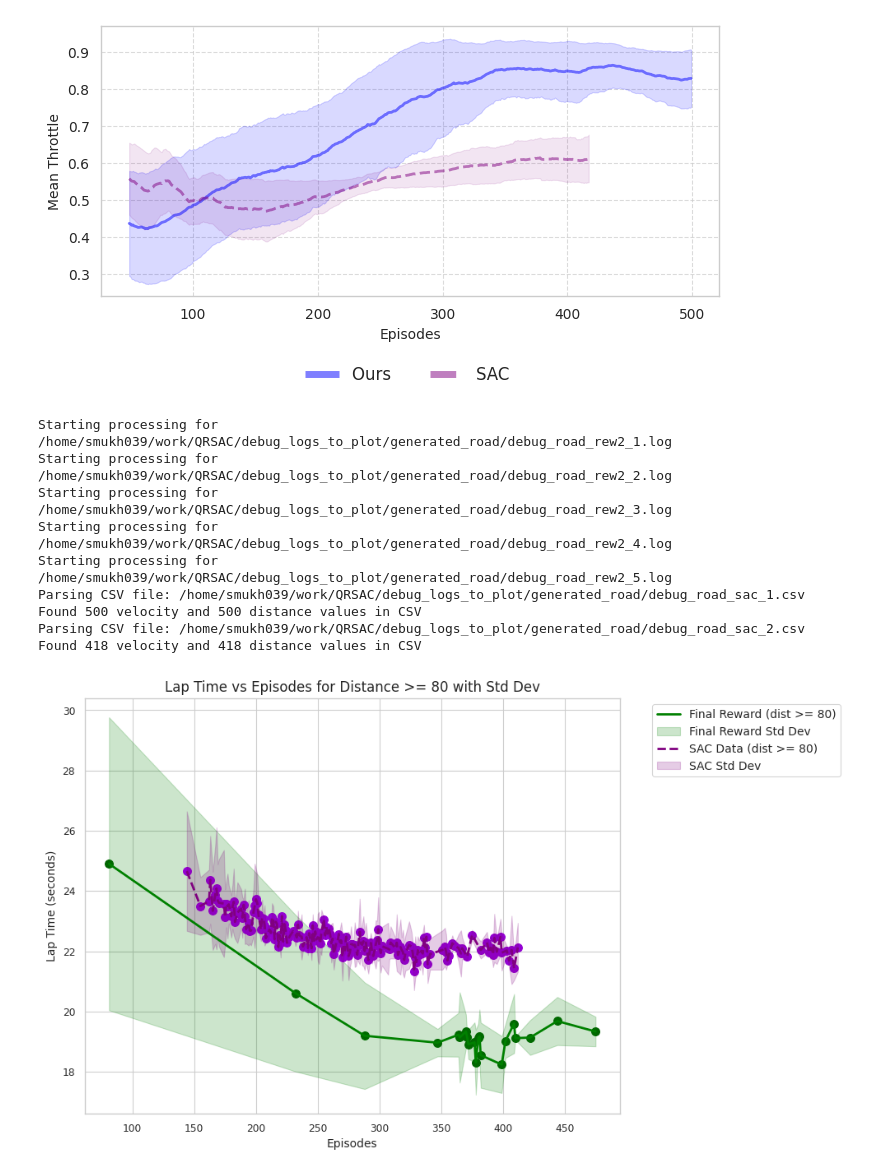
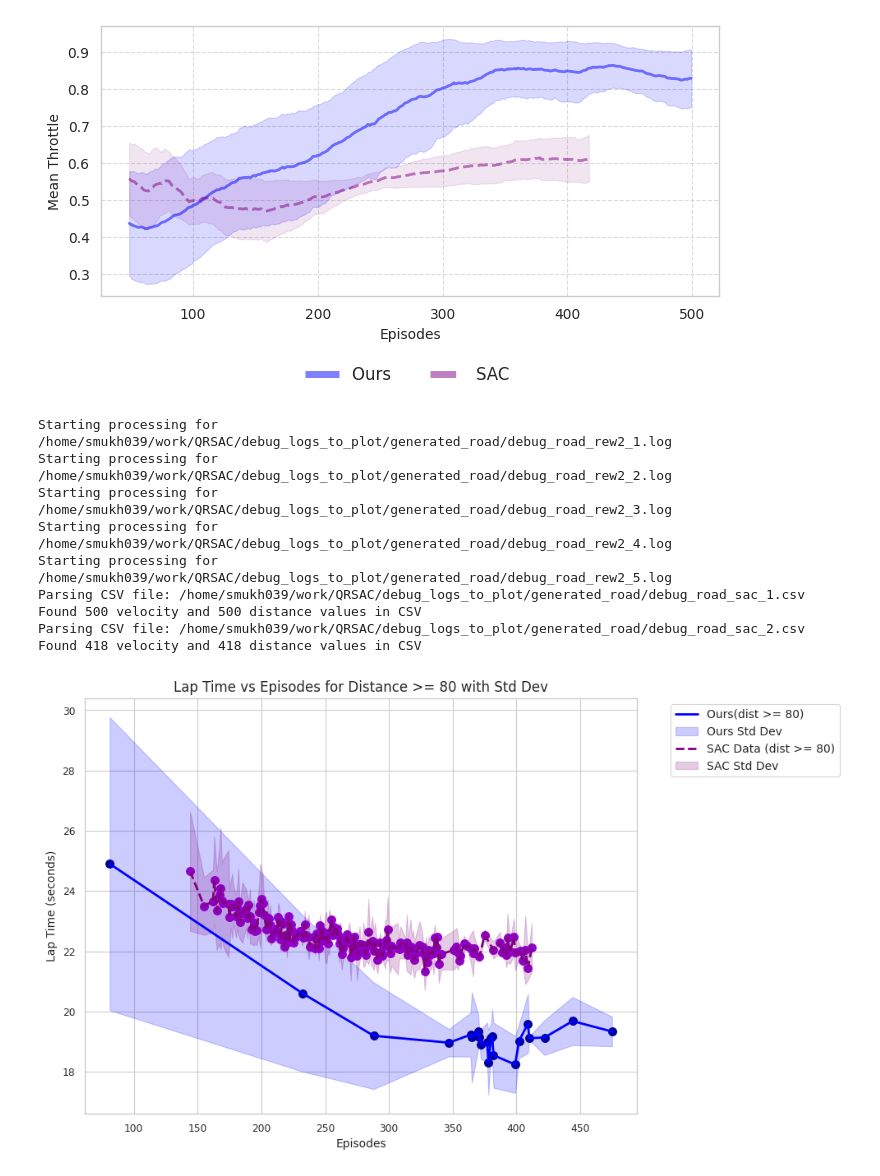
Before and after one commit to shilpa2301/QRSAC, a Jupyter notebook: debug_plots/debug_plots_baseline.ipynb, the cells around one changed output. Cells and saved outputs as stored; diff of their text form; code cells hidden in the pictures.

Commit message:
sac laptime color

```diff
--- a/debug_plots/debug_plots_baseline.ipynb
+++ b/debug_plots/debug_plots_baseline.ipynb
@@ -452,14 +452,14 @@ def generate_2d_plot(epochs_rew2, lap_times_rew2_mean, lap_times_rew2_std, dista
         lap_times_rew2_std_filtered = lap_times_rew2_std[mask_rew2_above_80]
 
         # Plot mean line
-        ax.plot(epochs_rew2_filtered, lap_times_rew2_filtered, c='green', label='Final Reward (dist >= 80)', linewidth=2)
+        ax.plot(epochs_rew2_filtered, lap_times_rew2_filtered, c='blue', label='Ours(dist >= 80)', linewidth=2)
         # Plot scatter points for mean
-        ax.scatter(epochs_rew2_filtered, lap_times_rew2_filtered, c='darkgreen', marker='o', s=50)
+        ax.scatter(epochs_rew2_filtered, lap_times_rew2_filtered, c='darkblue', marker='o', s=50)
         # Plot standard deviation as translucent shading
         ax.fill_between(epochs_rew2_filtered,
                         lap_times_rew2_filtered - lap_times_rew2_std_filtered,
                         lap_times_rew2_filtered + lap_times_rew2_std_filtered,
-                        color='green', alpha=0.2, label='Final Reward Std Dev')
+                        color='blue', alpha=0.2, label='Ours Std Dev')
 
     # Filter and plot for SAC where distance >= 80
     mask_sac_above_80 = distance_sac >= 80
@@ -557,31 +557,31 @@ if lap_times_vel_rew2_all and lap_times_vel_sac_all:
 
     # Apply smoothing with window size 70 for better visualization
     WIN_SIZE = 1
     lap_times_vel_rew2_mean = smoothen(lap_times_vel_rew2_mean, WIN_SIZE)
     lap_times_vel_rew2_std = smoothen(lap_times_vel_rew2_std, WIN_SIZE)
     distance_rew2_mean = smoothen(distance_rew2_mean, WIN_SIZE)
     lap_times_vel_sac_mean = smoothen(lap_times_vel_sac_mean, WIN_SIZE)
     lap_times_vel_sac_std = smoothen(lap_times_vel_sac_std, WIN_SIZE)
     distance_sac_mean = smoothen(distance_sac_mean, WIN_SIZE)
 
     # Generate epochs (x-axis)
     epochs_rew2 = np.arange(len(lap_times_vel_rew2_mean))
     epochs_sac = np.arange(len(lap_times_vel_sac_mean))
 
     # Generate 2D plot with std dev for rew2 and SAC
     generate_2d_plot(epochs_rew2, lap_times_vel_rew2_mean, lap_times_vel_rew2_std, distance_rew2_mean,
                      epochs_sac, lap_times_vel_sac_mean, lap_times_vel_sac_std, distance_sac_mean,
                      save_path="lap_time_plot_rew2_sac")
 else:
     print("No data to plot for rew2 or SAC.")
 # %% [output]
 Starting processing for /home/smukh039/work/QRSAC/debug_logs_to_plot/generated_road/debug_road_rew2_1.log
 Starting processing for /home/smukh039/work/QRSAC/debug_logs_to_plot/generated_road/debug_road_rew2_2.log
 Starting processing for /home/smukh039/work/QRSAC/debug_logs_to_plot/generated_road/debug_road_rew2_3.log
 Starting processing for /home/smukh039/work/QRSAC/debug_logs_to_plot/generated_road/debug_road_rew2_4.log
 Starting processing for /home/smukh039/work/QRSAC/debug_logs_to_plot/generated_road/debug_road_rew2_5.log
 Parsing CSV file: /home/smukh039/work/QRSAC/debug_logs_to_plot/generated_road/debug_road_sac_1.csv
 Found 500 velocity and 500 distance values in CSV
 Parsing CSV file: /home/smukh039/work/QRSAC/debug_logs_to_plot/generated_road/debug_road_sac_2.csv
 Found 418 velocity and 418 distance values in CSV
-[figure, old version]
+[figure, new version]
```
Also changed, not shown: 1 other file.
